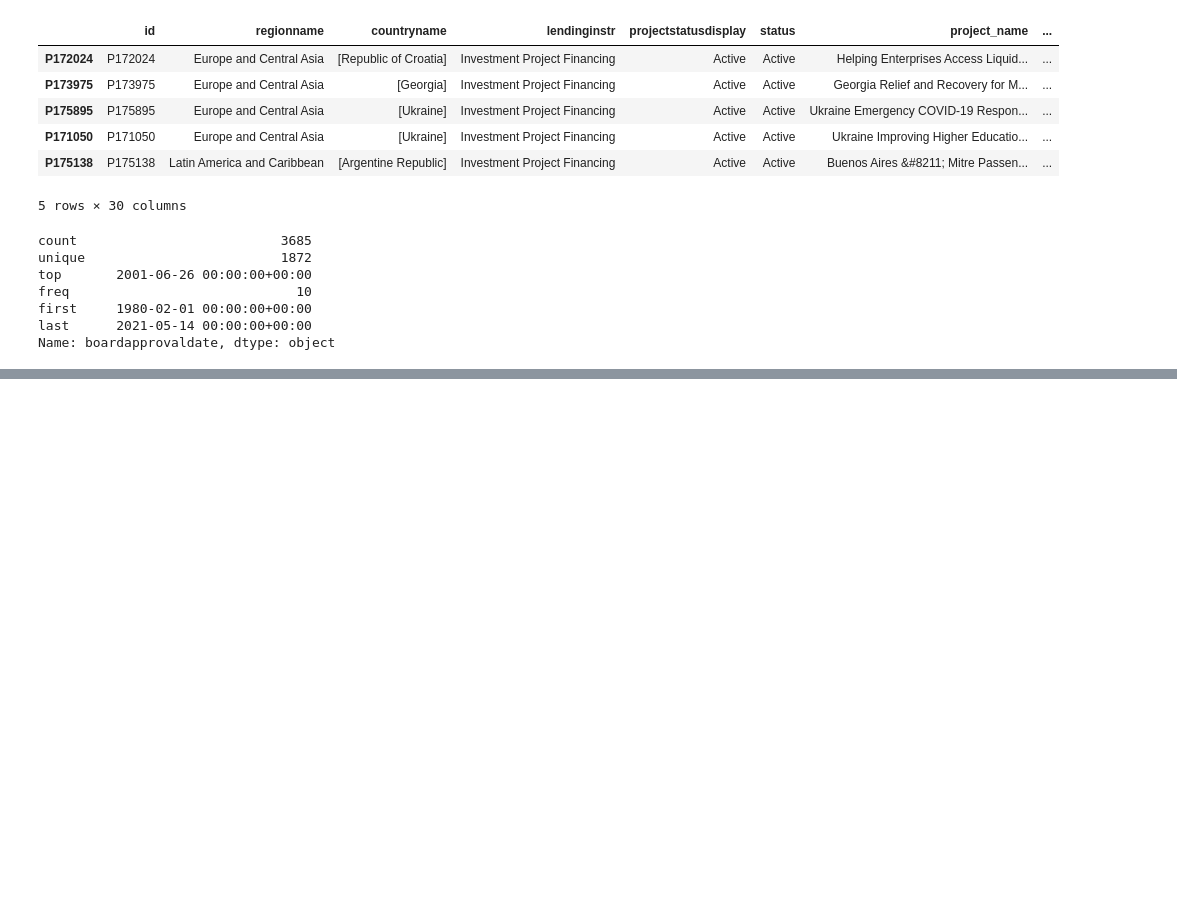
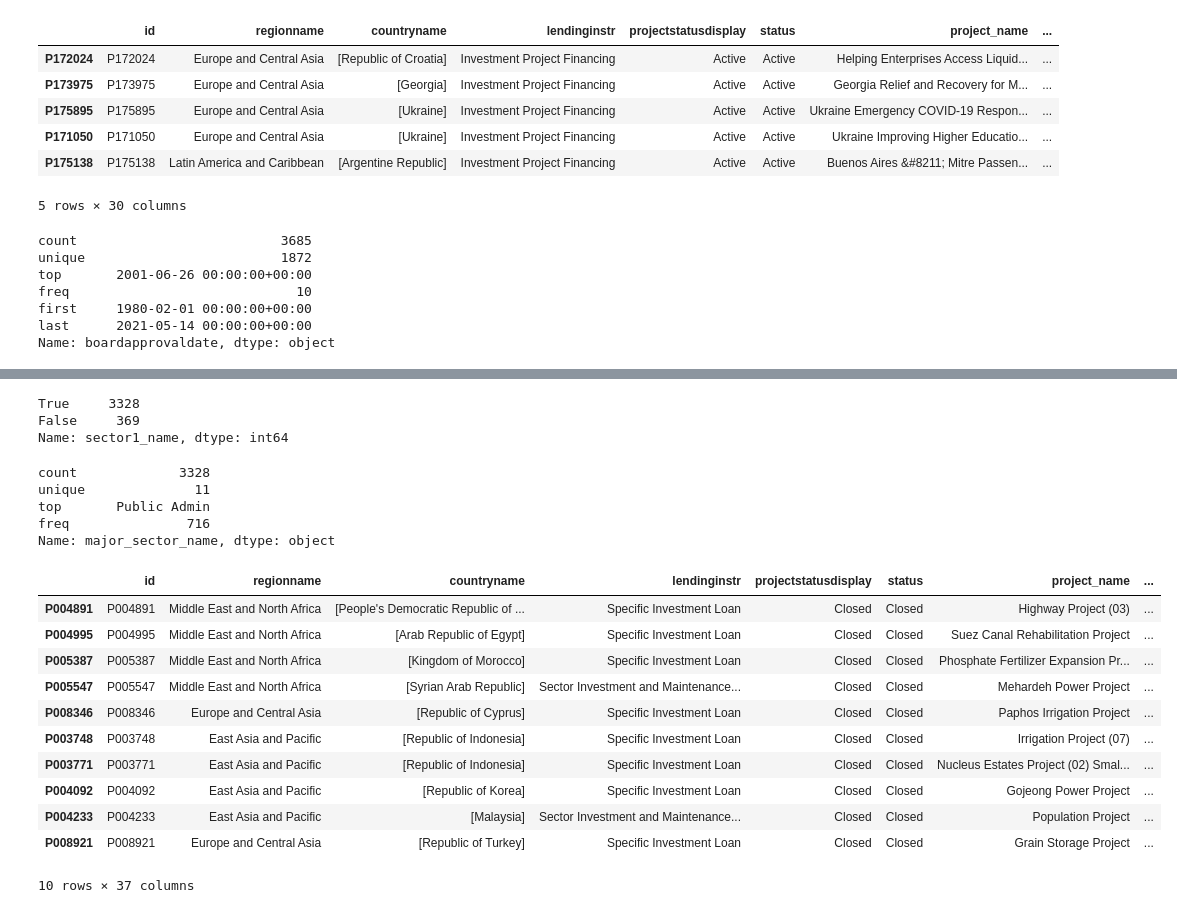
Before and after one commit to sliao7/Qarik-Project, a Jupyter notebook: world_bank_projects.ipynb, the cells around one changed output, grey strips where cells are left out. Drawn from its saved outputs; the diff is of its cells as text; code cells hidden in the pictures; blank space fills up the shorter version.

Commit message:
add major sector names to project table

```diff
--- a/world_bank_projects.ipynb
+++ b/world_bank_projects.ipynb
@@ -95,2 +131,56 @@ Name: boardapprovaldate, dtype: object
+# %%
+with open("world_bank_sectors.txt") as f:
+  sectors = f.read()
+
+sectors_list = sectors.split("\n")
+
+sector_dict = dict()
+current_major_sector = ''
+for sector in sectors_list:
+    if sector == '':
+        current_major_sector = ''
+        continue
+    if current_major_sector == '':
+        current_major_sector = sector
+        sector_dict[current_major_sector] = []
+        continue
+    if current_major_sector in sector_dict.keys():
+        sector_dict[current_major_sector].append(sector)
+
+reverse_sector_dict = dict()
+for major_sector in sector_dict:
+    for sector in sector_dict[major_sector]:
+        reverse_sector_dict[sector] = major_sector
+# %%
+wb_json.sector1_name.apply(lambda x: x in reverse_sector_dict).value_counts()
+# %% [output]
+True     3328
+False     369
+Name: sector1_name, dtype: int64
+# %%
+wb_json['major_sector_name'] = [reverse_sector_dict[minor_sector] if minor_sector in reverse_sector_dict else None for minor_sector in wb_json.sector1_name.values]
+# %%
+wb_json.major_sector_name.describe()
+# %% [output]
+count             3328
+unique              11
+top       Public Admin
+freq               716
+Name: major_sector_name, dtype: object
 # %%
 wb_json.to_pickle(os.path.join(files_dir,"world_bank_projects_json.pkl"))
+# %%
+wb_json.tail(10)
+# %% [output]
+|  | id | regionname | countryname | lendinginstr | projectstatusdisplay | status | project_name | ... |
+| P004891 | P004891 | Middle East and North Africa | [People's Democratic Republic of ... | Specific Investment Loan | Closed | Closed | Highway Project (03) | ... |
+| P004995 | P004995 | Middle East and North Africa | [Arab Republic of Egypt] | Specific Investment Loan | Closed | Closed | Suez Canal Rehabilitation Project | ... |
+| P005387 | P005387 | Middle East and North Africa | [Kingdom of Morocco] | Specific Investment Loan | Closed | Closed | Phosphate Fertilizer Expansion Pr... | ... |
+| P005547 | P005547 | Middle East and North Africa | [Syrian Arab Republic] | Sector Investment and Maintenance... | Closed | Closed | Mehardeh Power Project | ... |
+| P008346 | P008346 | Europe and Central Asia | [Republic of Cyprus] | Specific Investment Loan | Closed | Closed | Paphos Irrigation Project | ... |
+| P003748 | P003748 | East Asia and Pacific | [Republic of Indonesia] | Specific Investment Loan | Closed | Closed | Irrigation Project (07) | ... |
+| P003771 | P003771 | East Asia and Pacific | [Republic of Indonesia] | Specific Investment Loan | Closed | Closed | Nucleus Estates Project (02) Smal... | ... |
+| P004092 | P004092 | East Asia and Pacific | [Republic of Korea] | Specific Investment Loan | Closed | Closed | Gojeong Power Project | ... |
+| P004233 | P004233 | East Asia and Pacific | [Malaysia] | Sector Investment and Maintenance... | Closed | Closed | Population Project | ... |
+| P008921 | P008921 | Europe and Central Asia | [Republic of Turkey] | Specific Investment Loan | Closed | Closed | Grain Storage Project | ... |
+10 rows × 37 columns
```
Also changed, not shown: parts of 4 cells of this notebook, 1 other file.
